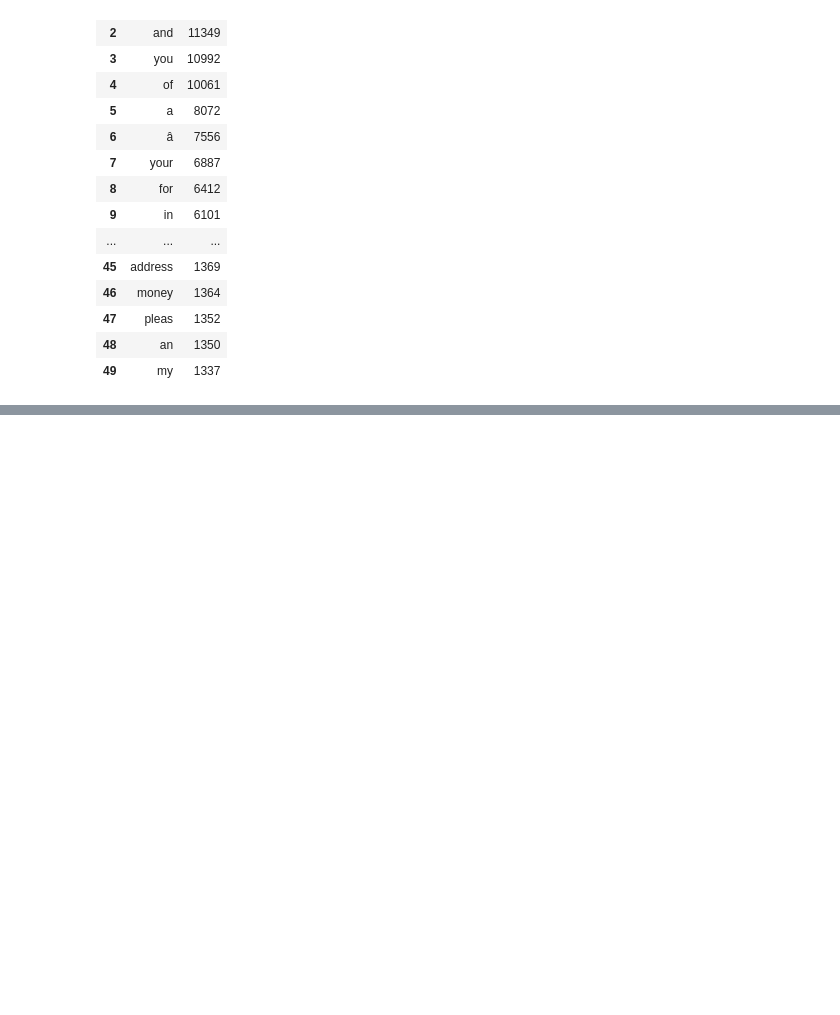
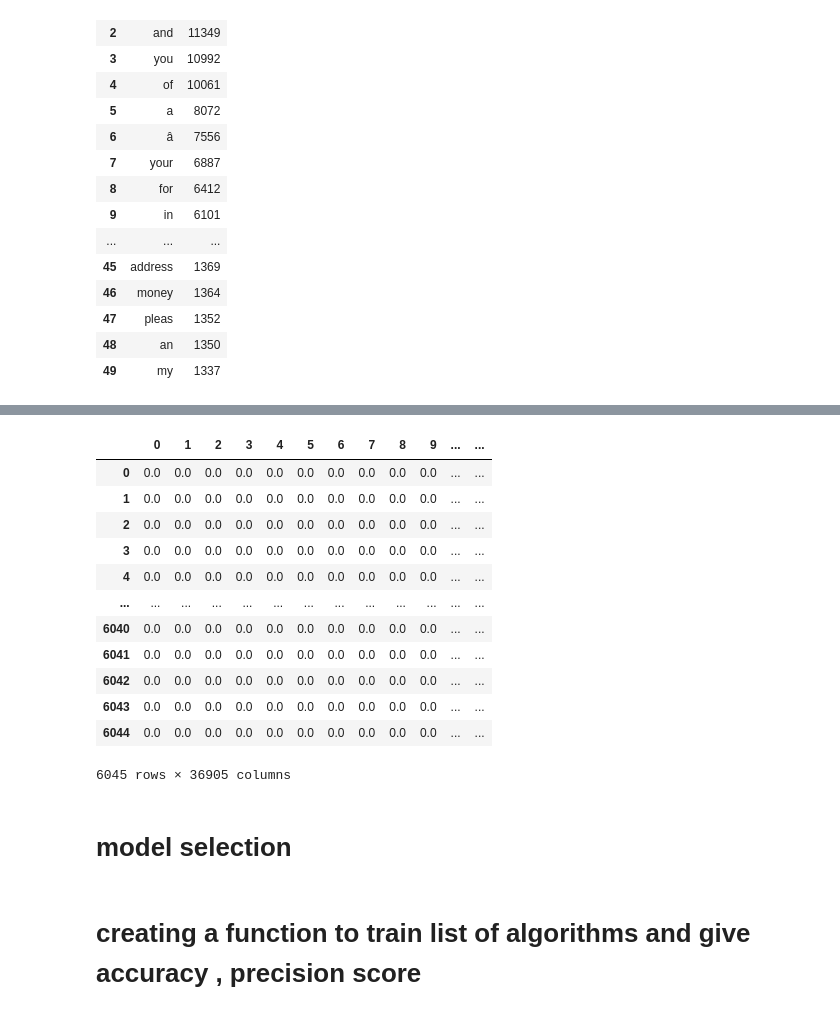
Before and after one commit to Tarzan-07/PersonalProjects, a Jupyter notebook: Spam Classifier/SpamClassification2.ipynb, the cells around one changed output, grey strips where cells are left out. Drawn from its saved outputs; the diff is of its cells as text; code cells hidden in the pictures; blank space fills up the shorter version.

```diff
--- a/Spam Classifier/SpamClassification2.ipynb
+++ b/Spam Classifier/SpamClassification2.ipynb
@@ -252,0 +272,20 @@ TypeError: barplot() takes from 0 to 1 positional arguments but 2 were given
+# %%
+tfidf = TfidfVectorizer()
+x = tfidf.fit_transform(df['clean_text']).toarray()
+y = df['Label'].values
+# %%
+pd.DataFrame(x)
+# %% [output]
+|  | 0 | 1 | 2 | 3 | 4 | 5 | 6 | 7 | 8 | 9 | ... | ... |
+| 0 | 0.0 | 0.0 | 0.0 | 0.0 | 0.0 | 0.0 | 0.0 | 0.0 | 0.0 | 0.0 | ... | ... |
+| 1 | 0.0 | 0.0 | 0.0 | 0.0 | 0.0 | 0.0 | 0.0 | 0.0 | 0.0 | 0.0 | ... | ... |
+| 2 | 0.0 | 0.0 | 0.0 | 0.0 | 0.0 | 0.0 | 0.0 | 0.0 | 0.0 | 0.0 | ... | ... |
+| 3 | 0.0 | 0.0 | 0.0 | 0.0 | 0.0 | 0.0 | 0.0 | 0.0 | 0.0 | 0.0 | ... | ... |
+| 4 | 0.0 | 0.0 | 0.0 | 0.0 | 0.0 | 0.0 | 0.0 | 0.0 | 0.0 | 0.0 | ... | ... |
+| ... | ... | ... | ... | ... | ... | ... | ... | ... | ... | ... | ... | ... |
+| 6040 | 0.0 | 0.0 | 0.0 | 0.0 | 0.0 | 0.0 | 0.0 | 0.0 | 0.0 | 0.0 | ... | ... |
+| 6041 | 0.0 | 0.0 | 0.0 | 0.0 | 0.0 | 0.0 | 0.0 | 0.0 | 0.0 | 0.0 | ... | ... |
+| 6042 | 0.0 | 0.0 | 0.0 | 0.0 | 0.0 | 0.0 | 0.0 | 0.0 | 0.0 | 0.0 | ... | ... |
+| 6043 | 0.0 | 0.0 | 0.0 | 0.0 | 0.0 | 0.0 | 0.0 | 0.0 | 0.0 | 0.0 | ... | ... |
+| 6044 | 0.0 | 0.0 | 0.0 | 0.0 | 0.0 | 0.0 | 0.0 | 0.0 | 0.0 | 0.0 | ... | ... |
+6045 rows × 36905 columns
@@ -252,0 +294,2 @@ TypeError: barplot() takes from 0 to 1 positional arguments but 2 were given
+# %% [markdown]
+# model selection
@@ -252,0 +308,2 @@ TypeError: barplot() takes from 0 to 1 positional arguments but 2 were given
+# %% [markdown]
+# creating a function to train list of algorithms and give accuracy , precision score
```
Also changed, not shown: parts of 11 cells of this notebook.
